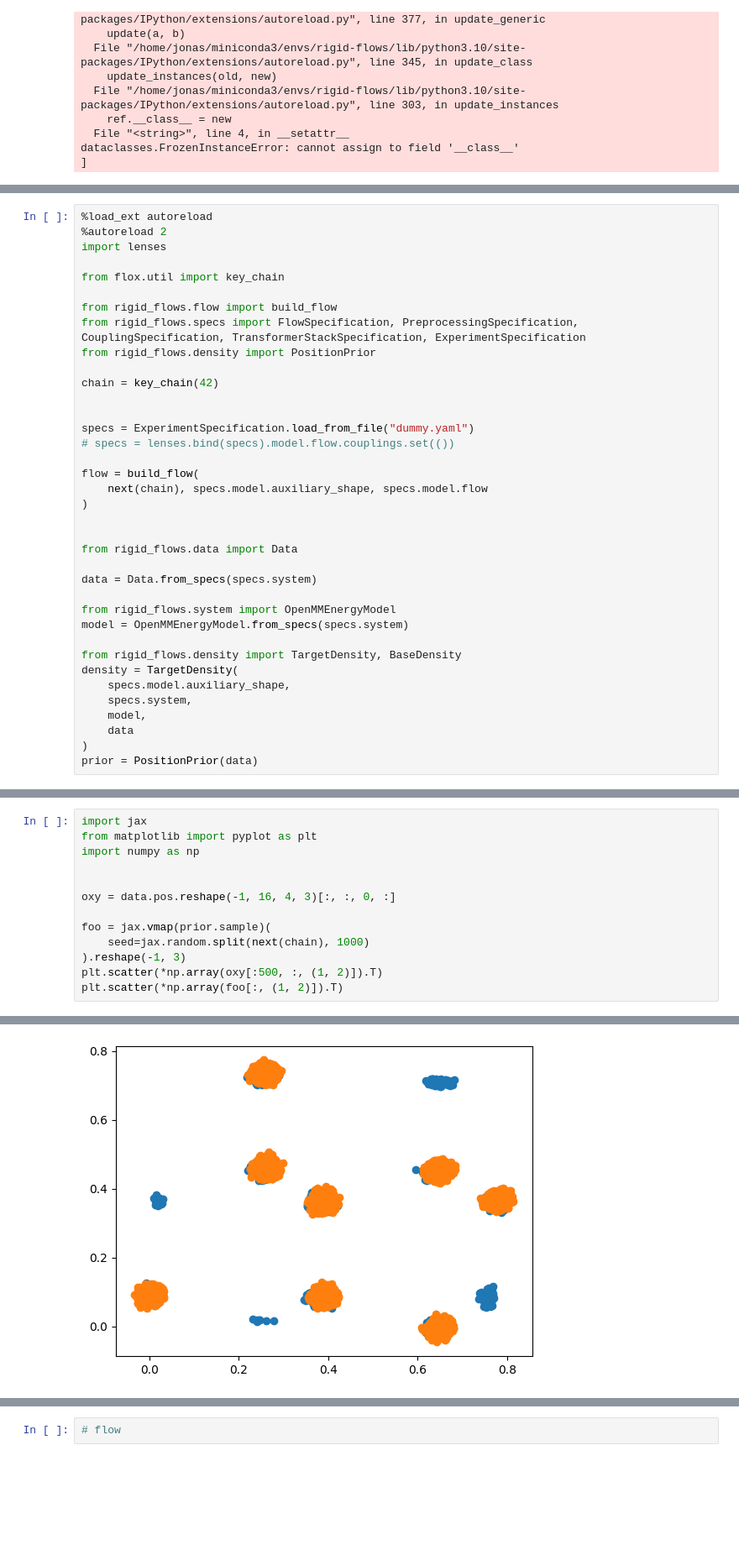
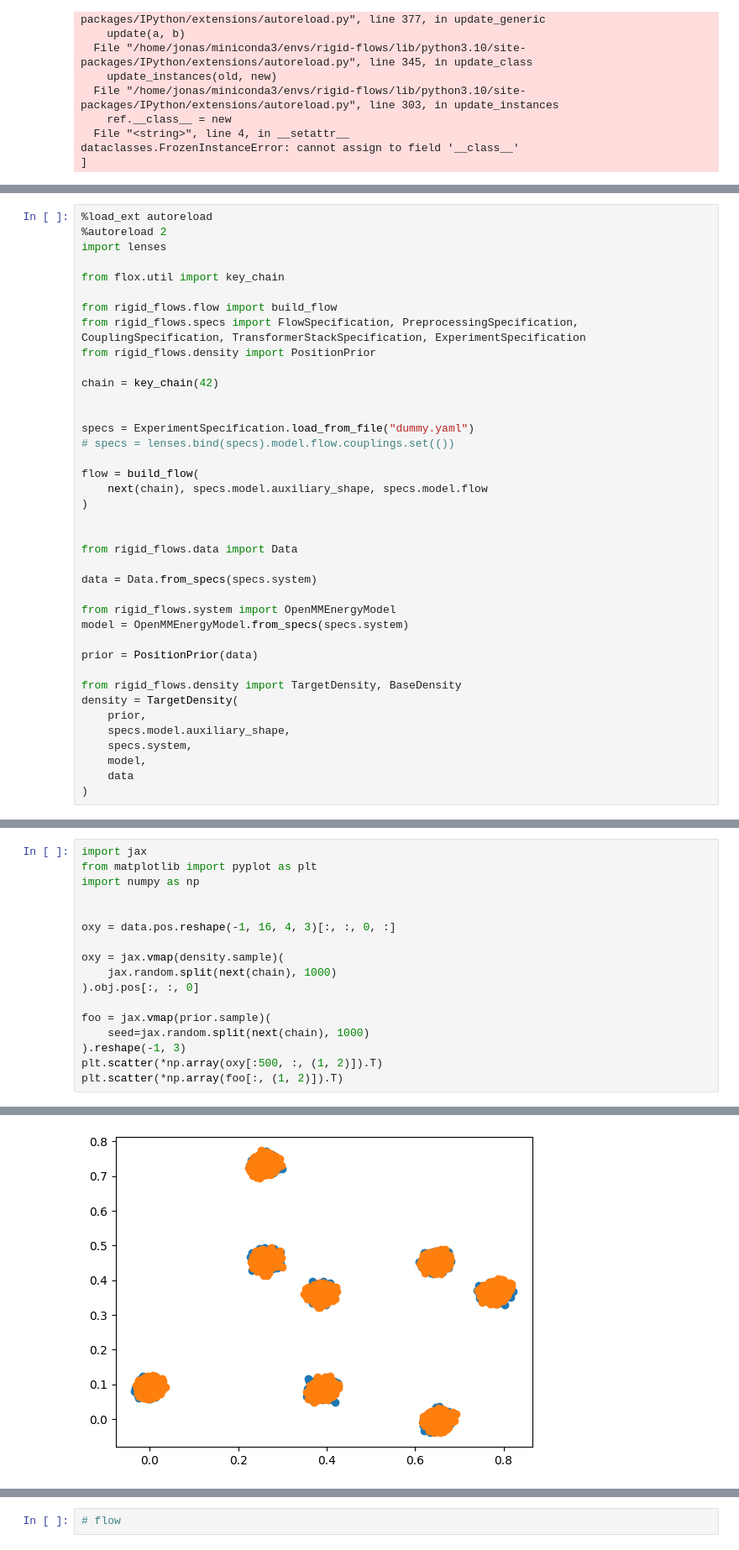
Before and after one commit to noegroup/rigid-flows, a Jupyter notebook: model_working.ipynb, the cells around one changed output, grey strips where cells are left out. Shown at 84% size. Cells and saved outputs as stored; diff of their text form; blank space fills up the shorter version.

```diff
--- a/model_working.ipynb
+++ b/model_working.ipynb
@@ -51,12 +68,14 @@ data = Data.from_specs(specs.system)
 from rigid_flows.system import OpenMMEnergyModel
 model = OpenMMEnergyModel.from_specs(specs.system)
 
+prior = PositionPrior(data)
+
 from rigid_flows.density import TargetDensity, BaseDensity
 density = TargetDensity(
+    prior,
     specs.model.auxiliary_shape,
     specs.system,
     model,
     data
 )
-prior = PositionPrior(data)
 # %% [output]
@@ -79,16 +90,20 @@ The autoreload extension is already loaded. To reload it, use:
 # %%
 import jax
 from matplotlib import pyplot as plt
 import numpy as np
 
 
 oxy = data.pos.reshape(-1, 16, 4, 3)[:, :, 0, :]
 
+oxy = jax.vmap(density.sample)(
+    jax.random.split(next(chain), 1000)
+).obj.pos[:, :, 0]
+
 foo = jax.vmap(prior.sample)(
     seed=jax.random.split(next(chain), 1000)
 ).reshape(-1, 3)
 plt.scatter(*np.array(oxy[:500, :, (1, 2)]).T)
 plt.scatter(*np.array(foo[:, (1, 2)]).T)
 # %% [output]
 <matplotlib.collections.PathCollection at 0x...>
-[figure, old version]
+[figure, new version]
```
Also changed, not shown: parts of 4 cells of this notebook, 6 other files.
